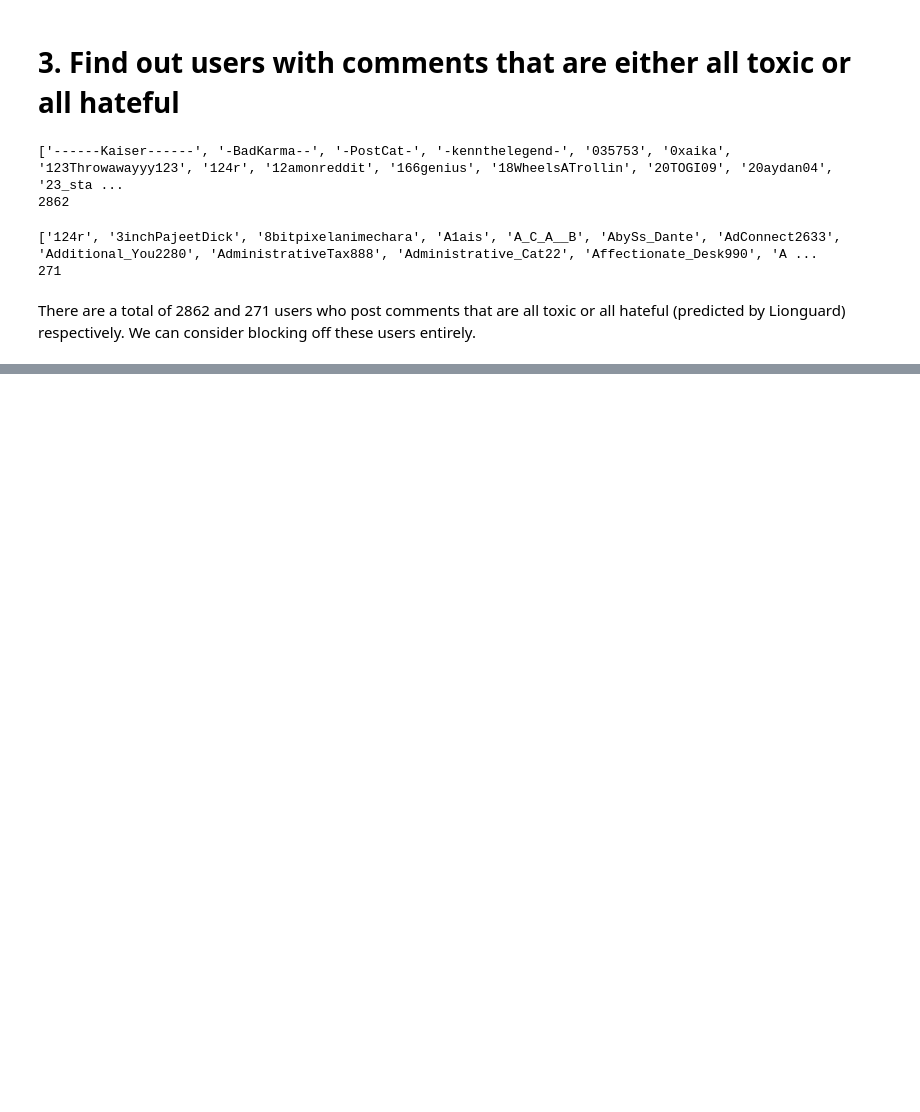
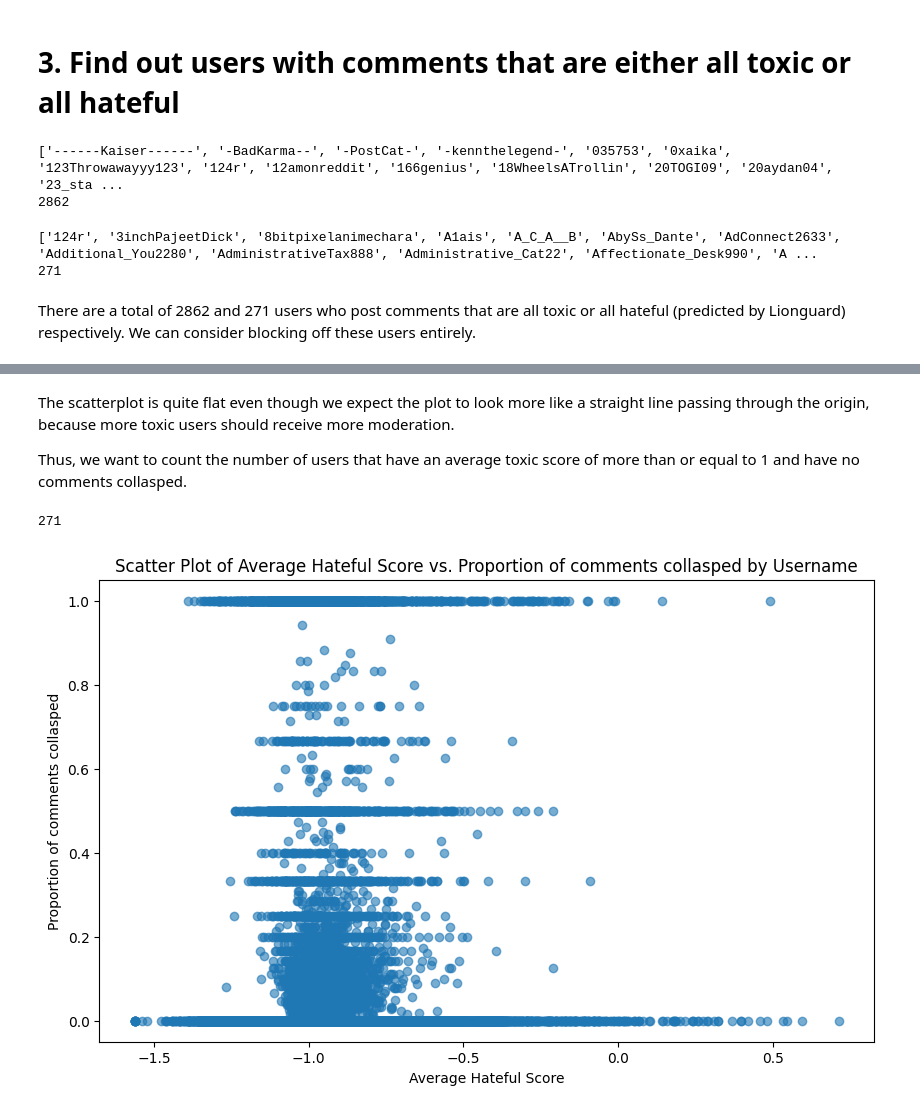
Before and after one commit to rhyden-kx/DSA4264, a Jupyter notebook: eda_2/users.ipynb, the cells around one changed output, grey strips where cells are left out. Saved outputs shown, nothing was run; the diff lists cells and outputs as text; code cells hidden in the pictures; blank space fills up the shorter version.

```diff
--- a/eda_2/users.ipynb
+++ b/eda_2/users.ipynb
@@ -219,0 +245,37 @@ There are a total of 2862 and 271 users who post comments that are all toxic or
+# %% [markdown]
+The scatterplot is quite flat even though we expect the plot to look more like a straight line passing through the origin, because more toxic users should receive more moderation.
+
+Thus, we want to count the number of users that have an average toxic score of more than or equal to 1 and have no comments collasped.
+# %%
+# Filter users based on the conditions
+filtered_users = average_toxic_data_by_user[(average_toxic_data_by_user['average_toxic_score'] >= 1) & (average_toxic_data_by_user['mean_is_collapsed'] == 0)]
+
+# Count the number of users who meet the criteria
+user_count = filtered_users.shape[0]
+
+print(user_count)
+# %% [output]
+271
+# %%
+# Ensure 'is_collapsed' is treated as a numeric column (if it's not already)
+results_df['is_collapsed'] = results_df['is_collapsed'].astype(float)
+
+# Group by 'username' and calculate the mean for 'toxic_score' and 'is_collapsed'
+average_hateful_data_by_user = results_df.groupby('username').agg(
+    average_hateful_score=('hateful_score', 'mean'),
+    mean_is_collapsed=('is_collapsed', 'mean')
+)
+# %%
+# Plot the scatter plot
+plt.figure(figsize=(10, 6))
+plt.scatter(average_hateful_data_by_user['average_hateful_score'], average_hateful_data_by_user['mean_is_collapsed'], alpha=0.6)
+
+# Add labels and title
+plt.xlabel('Average Hateful Score')
+plt.ylabel('Proportion of comments collasped')
+plt.title('Scatter Plot of Average Hateful Score vs. Proportion of comments collasped by Username')
+
+# Show plot
+plt.show()
+# %% [output]
+[figure, added]
```
Also changed, not shown: parts of 3 cells of this notebook.
